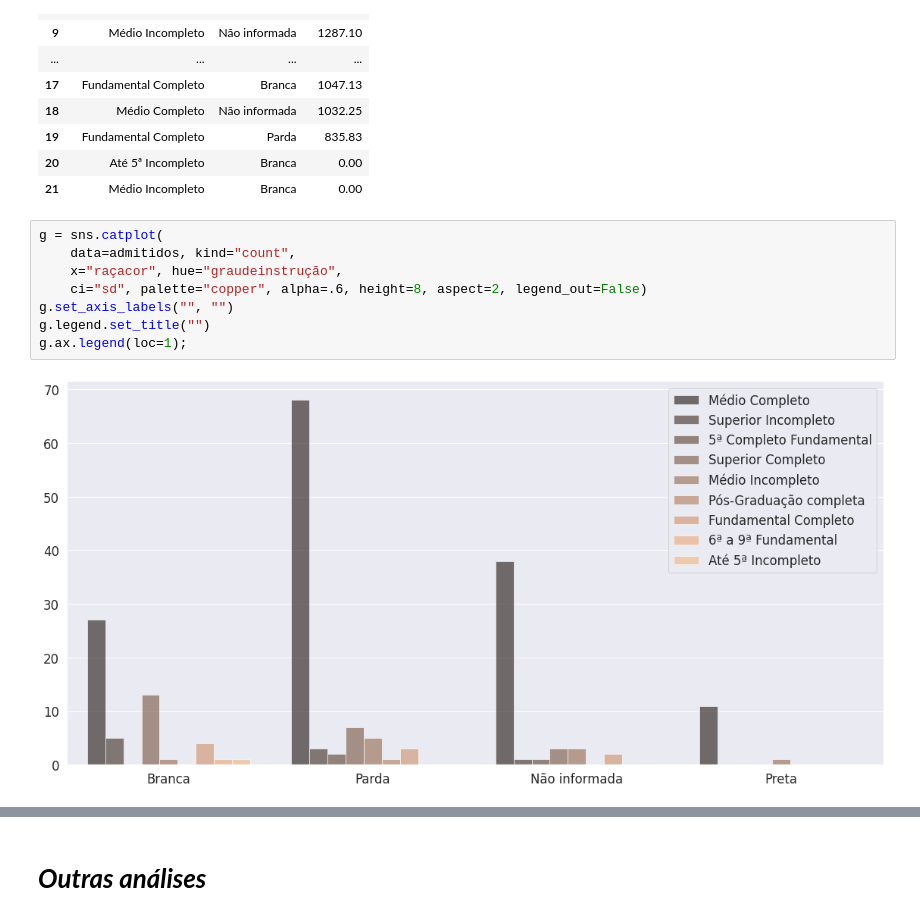
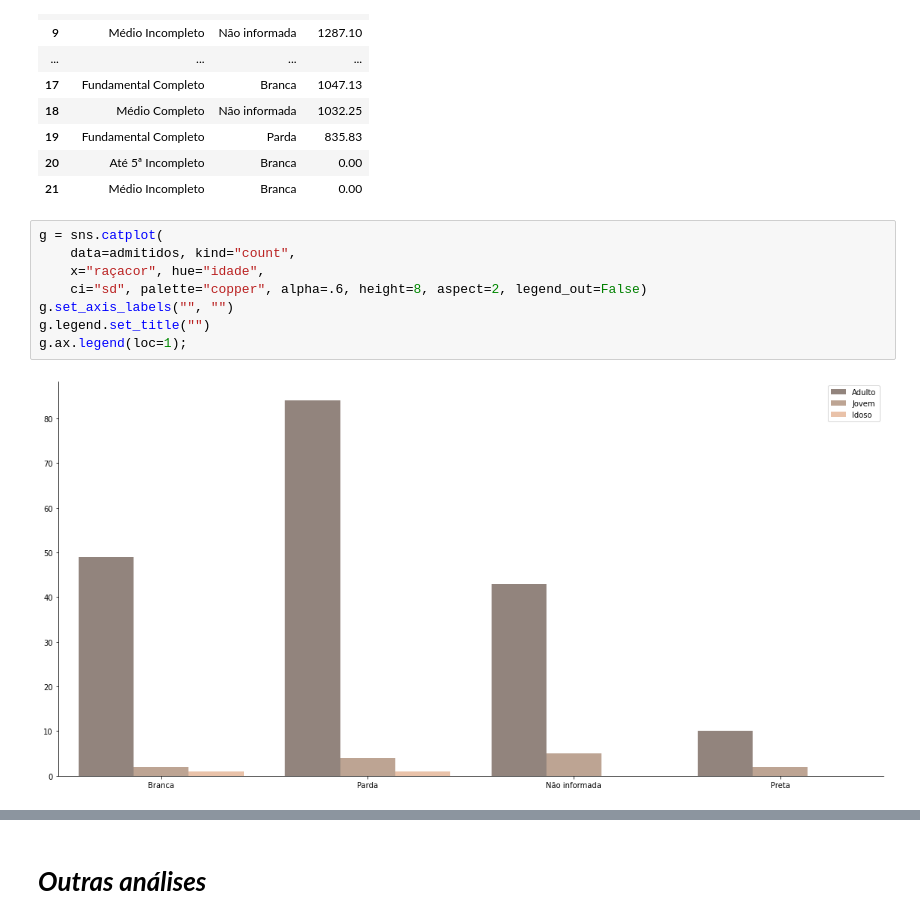
Before and after one commit to allineBrito/CAGED, a Jupyter notebook: caged outubro.ipynb, the cells around one changed output, grey strips where cells are left out. Cells and saved outputs as stored; diff of their text form.

```diff
--- a/caged outubro.ipynb
+++ b/caged outubro.ipynb
@@ -368,10 +368,10 @@ relacao[['salário','graudeinstrução', 'idade', 'sexo','raçacor']].groupby(['
 # %%
 g = sns.catplot(
     data=admitidos, kind="count",
-    x="raçacor", hue="graudeinstrução",
+    x="raçacor", hue="idade",
     ci="sd", palette="copper", alpha=.6, height=8, aspect=2, legend_out=False)
 g.set_axis_labels("", "")
 g.legend.set_title("")
 g.ax.legend(loc=1);
 # %% [output]
-[figure, old version]
+[figure, new version]
```
Also changed, not shown: parts of 6 cells of this notebook.
